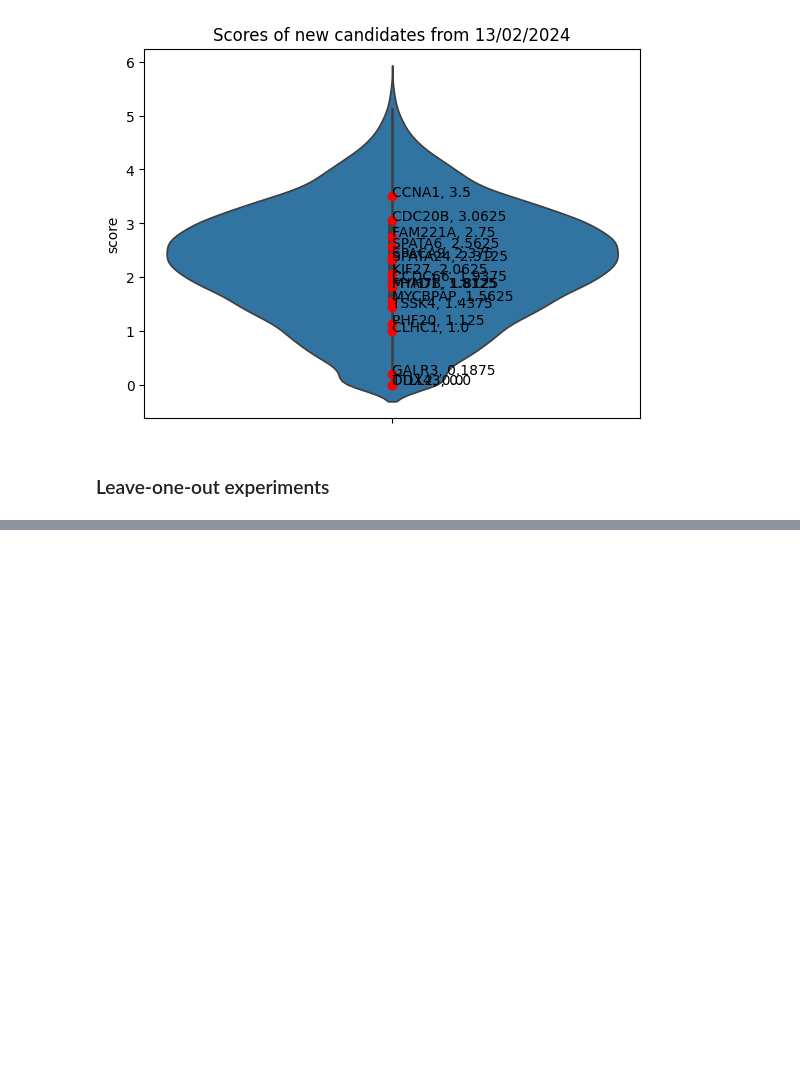
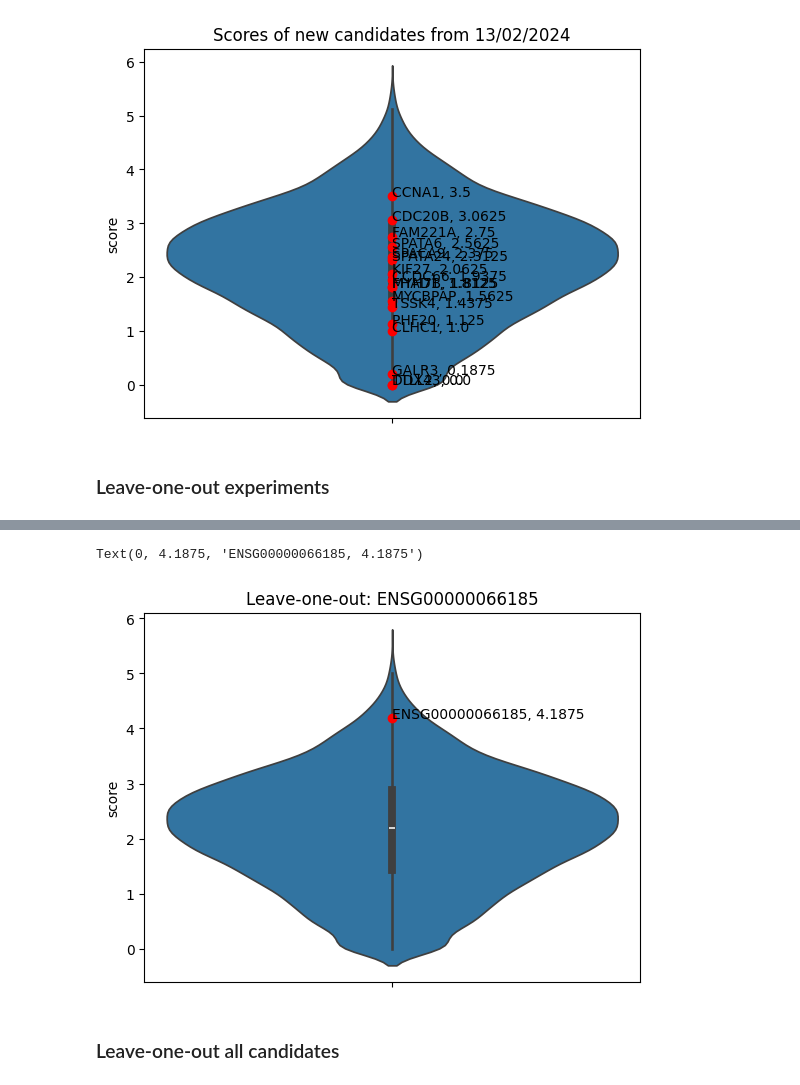
Before and after one commit to jjjk123/grexome-TIMC-Secondary-interactome, a Jupyter notebook: Interactome/test_newCentrality20240213.ipynb, the cells around one changed output, grey strips where cells are left out. Saved outputs shown, nothing was run; the diff lists cells and outputs as text; code cells hidden in the pictures; blank space fills up the shorter version.

Commit message:
added leave-one-out to test_newCentrality20240213.ipynb

```diff
--- a/Interactome/test_newCentrality20240213.ipynb
+++ b/Interactome/test_newCentrality20240213.ipynb
@@ -245,3 +255,15 @@ for idx, row in df_new_candidates.iterrows():
 [figure]
 # %% [markdown]
 ### Leave-one-out experiments
+# %%
+# remove a candidate from candidates list
+left_out = candidates_MMAF[1]
+
+left_out_idx = candidates_MMAF.index(left_out)
+
+candidates_MMAF_new = candidates_MMAF[:left_out_idx] + candidates_MMAF[left_out_idx+1:]
+
+print(f"Removed gene {left_out} from candidates")
+
+# add the removed candidate to non-candidates list
+nonCandidates_MMAF_new = [n for n in G.nodes() if n not in candidates_MMAF_new]
@@ -247,0 +326,22 @@ for idx, row in df_new_candidates.iterrows():
+# %%
+# get more info about each node (degree, candidates at distances)
+dict_scores_full = {}
+
+for n, score in dict_scores_sorted.items():
+    dict_scores_full[n] = [score,
+                             G.degree(n),
+                             candidates_at_distance(dict_distances, n, 1),
+                             candidates_at_distance(dict_distances, n, 2),
+                             candidates_at_distance(dict_distances, n, 3),
+                             candidates_at_distance(dict_distances, n, 4)]
+
+df_new = pd.DataFrame.from_dict(dict_scores_full,
+                            orient='index',
+                            columns=['score', 'degree', 'candidates at d=1', 'candidates at d=2', 'candidates at d=3', 'candidates at d=4'])
+# %%
+# get gene names to ENSG
+genes_df = pd.read_csv("./data/canonicalGenes.tsv", sep='\t')
+
+df_res_new = df_new.merge(genes_df, left_index=True, right_on='ENSG')
+df_res_new.sort_values(by='score', inplace=True, ascending=False)
+df_res_new.reset_index(inplace=True, drop=True)
@@ -247,0 +376,13 @@ for idx, row in df_new_candidates.iterrows():
+# %%
+# plot score of the left-out gene
+sns.violinplot(data=df_new, y='score')
+plt.title(f"Leave-one-out: {left_out}")
+
+score = df_res_new[df_res_new['ENSG'] == left_out]['score'].values[0]
+plt.plot(score, 'or')
+plt.text(0, score, s=f"{left_out}, {score}")
+# %% [output]
+Text(0, 4.1875, 'ENSG00000066185, 4.1875')
+[figure, added]
+# %% [markdown]
+### Leave-one-out all candidates
```
Also changed, not shown: parts of 10 cells of this notebook.
